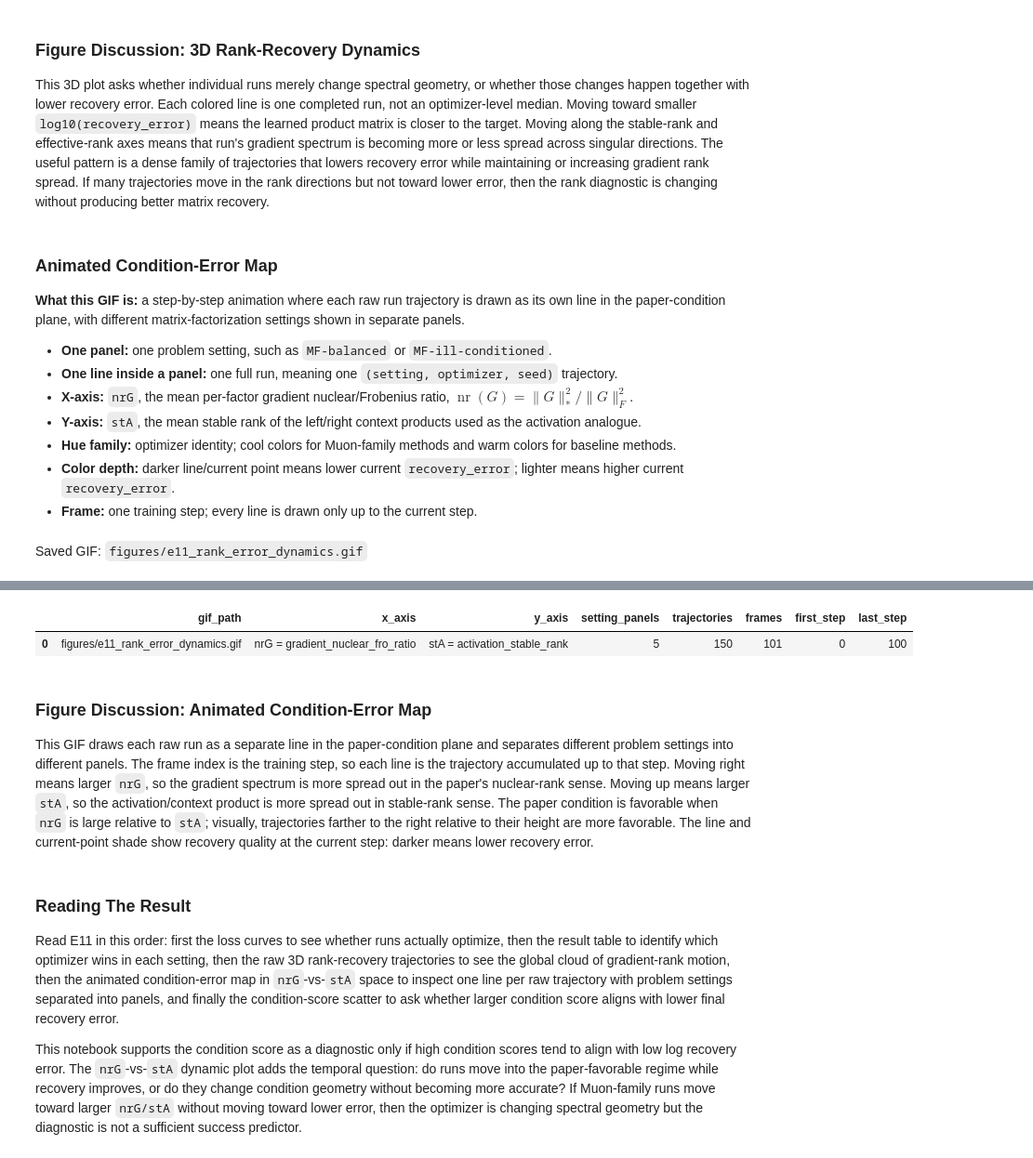
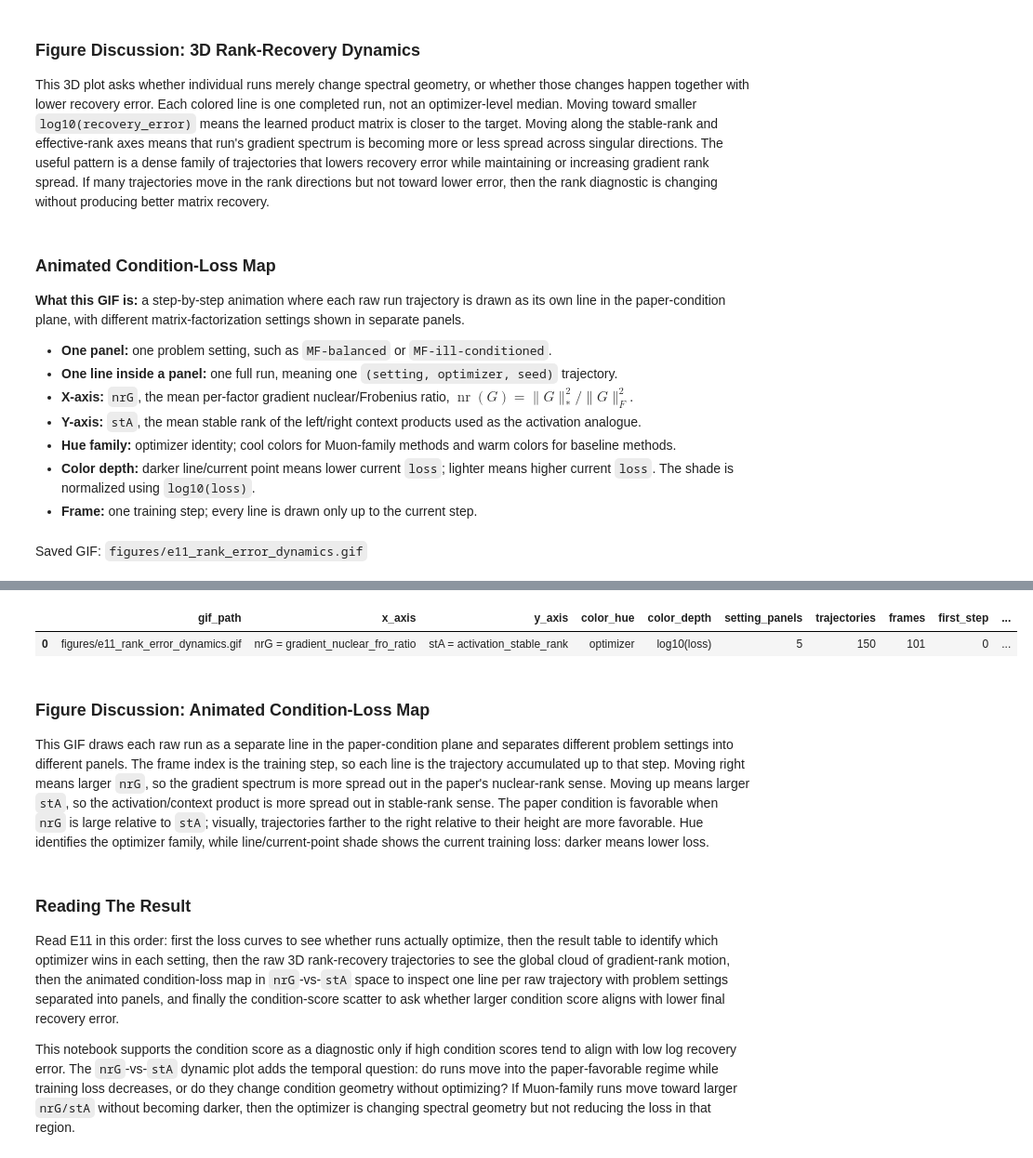
Before and after one commit to TianyangLiu-Work/muonexperiment, a Jupyter notebook: Notebooks/E11_paper_condition_diagnostics_torch.ipynb, the cells around one changed output, grey strips where cells are left out. Shown at 93% size. Drawn from its saved outputs; the diff is of its cells as text; code cells hidden in the pictures.

Commit message:
Encode E11 condition dynamics loss by shade

```diff
--- a/Notebooks/E11_paper_condition_diagnostics_torch.ipynb
+++ b/Notebooks/E11_paper_condition_diagnostics_torch.ipynb
@@ -638,7 +638,7 @@ IPython.display.display(
 
 This 3D plot asks whether individual runs merely change spectral geometry, or whether those changes happen together with lower recovery error. Each colored line is one completed run, not an optimizer-level median. Moving toward smaller `log10(recovery_error)` means the learned product matrix is closer to the target. Moving along the stable-rank and effective-rank axes means that run's gradient spectrum is becoming more or less spread across singular directions. The useful pattern is a dense family of trajectories that lowers recovery error while maintaining or increasing gradient rank spread. If many trajectories move in the rank directions but not toward lower error, then the rank diagnostic is changing without producing better matrix recovery.
 # %% [markdown]
-### Animated Condition-Error Map
+### Animated Condition-Loss Map
 
 **What this GIF is:** a step-by-step animation where each raw run trajectory is drawn as its own line in the paper-condition plane, with different matrix-factorization settings shown in separate panels.
 
@@ -647,7 +647,7 @@ This 3D plot asks whether individual runs merely change spectral geometry, or wh
 - **X-axis:** `nrG`, the mean per-factor gradient nuclear/Frobenius ratio, $\operatorname{nr}(G)=\lVert G\rVert_*^2/\lVert G\rVert_F^2$.
 - **Y-axis:** `stA`, the mean stable rank of the left/right context products used as the activation analogue.
 - **Hue family:** optimizer identity; cool colors for Muon-family methods and warm colors for baseline methods.
-- **Color depth:** darker line/current point means lower current `recovery_error`; lighter means higher current `recovery_error`.
+- **Color depth:** darker line/current point means lower current `loss`; lighter means higher current `loss`. The shade is normalized using `log10(loss)`.
 - **Frame:** one training step; every line is drawn only up to the current step.
 # %%
 import matplotlib.animation as animation
@@ -671,14 +671,16 @@ condition_y_col = "activation_stable_rank"
 condition_dynamic_rows = dynamic_rows[
     np.isfinite(dynamic_rows[condition_x_col])
     & np.isfinite(dynamic_rows[condition_y_col])
+    & np.isfinite(dynamic_rows["loss"])
 ].copy()
+condition_dynamic_rows["log_loss_for_color"] = np.log10(condition_dynamic_rows["loss"].clip(lower=1e-300))
 condition_dynamic_rows = condition_dynamic_rows.sort_values(["setting", "algo", "seed", "run_id", "step"]).reset_index(drop=True)
 
 setting_order = [spec["setting"] for spec in SETTINGS]
 rank_steps = sorted(condition_dynamic_rows["step"].unique())
-log_error_min = float(condition_dynamic_rows["log_recovery_error"].min())
-log_error_max = float(condition_dynamic_rows["log_recovery_error"].max())
-log_error_span = max(log_error_max - log_error_min, 1e-12)
+log_loss_min = float(condition_dynamic_rows["log_loss_for_color"].min())
+log_loss_max = float(condition_dynamic_rows["log_loss_for_color"].max())
+log_loss_span = max(log_loss_max - log_loss_min, 1e-12)
 
 
 def setting_axis_limits(setting):
@@ -695,10 +697,10 @@ def setting_axis_limits(setting):
 axis_limits = {setting: setting_axis_limits(setting) for setting in setting_order}
 
 
-def recovery_depth_color(base_color, log_recovery_error):
-    """Blend base hue toward white as recovery error gets worse."""
-    normalized_error = np.clip((float(log_recovery_error) - log_error_min) / log_error_span, 0.0, 1.0)
-    white_blend = 0.14 + 0.66 * normalized_error
+def loss_depth_color(base_color, log_loss):
+    """Blend base hue toward white as loss gets worse."""
+    normalized_loss = np.clip((float(log_loss) - log_loss_min) / log_loss_span, 0.0, 1.0)
+    white_blend = 0.14 + 0.66 * normalized_loss
     base = np.array(to_rgb(base_color))
     return tuple((1.0 - white_blend) * base + white_blend * np.ones(3))
 
@@ -723,7 +725,7 @@ title_text = fig.suptitle("", fontsize=14, y=0.975)
 caption_text = fig.text(
     0.065,
     0.035,
-    "Each panel is one problem setting. Each line is one raw run. Darker current lines/points have lower recovery error.",
+    "Each panel is one problem setting. Each line is one raw run. Darker current lines/points have lower loss.",
     fontsize=10,
     color="#333333",
 )
@@ -766,7 +768,7 @@ def draw_rank_error_frame(step):
             history = trajectory["rows"].iloc[:idx + 1]
             current = history.iloc[-1]
             base_color = trajectory["base_color"]
-            line_color = recovery_depth_color(base_color, current["log_recovery_error"])
+            line_color = loss_depth_color(base_color, current["log_loss_for_color"])
             ax.plot(
                 history[condition_x_col],
                 history[condition_y_col],
@@ -787,45 +789,47 @@ def draw_rank_error_frame(step):
 
     return []
 
 
 rank_error_animation = animation.FuncAnimation(
     fig,
     draw_rank_error_frame,
     frames=rank_steps,
     interval=250,
     repeat=True,
     blit=False,
 )
 rank_error_animation.save(GIF_PATH, writer=animation.PillowWriter(fps=4), dpi=105)
 plt.close(fig)
 
 IPython.display.display(IPython.display.Markdown(f"Saved GIF: `{GIF_PATH.relative_to(PROJECT)}`"))
 IPython.display.display(IPython.display.HTML('<img src="../figures/e11_rank_error_dynamics.gif" width="1100">'))
 IPython.display.display(pd.DataFrame([{
     "gif_path": str(GIF_PATH.relative_to(PROJECT)),
     "x_axis": "nrG = gradient_nuclear_fro_ratio",
     "y_axis": "stA = activation_stable_rank",
+    "color_hue": "optimizer",
+    "color_depth": "log10(loss)",
     "setting_panels": len(setting_order),
     "trajectories": sum(len(items) for items in setting_trajectories.values()),
     "frames": len(rank_steps),
     "first_step": int(rank_steps[0]),
     "last_step": int(rank_steps[-1]),
 }]))
 # %% [output]
 Saved GIF: `figures/e11_rank_error_dynamics.gif`
 [interactive output not drawn]
-|  | gif_path | x_axis | y_axis | setting_panels | trajectories | frames | first_step | last_step |
-| 0 | figures/e11_rank_error_dynamics.gif | nrG = gradient_nuclear_fro_ratio | stA = activation_stable_rank | 5 | 150 | 101 | 0 | 100 |
+|  | gif_path | x_axis | y_axis | color_hue | color_depth | setting_panels | trajectories | frames | first_step | ... |
+| 0 | figures/e11_rank_error_dynamics.gif | nrG = gradient_nuclear_fro_ratio | stA = activation_stable_rank | optimizer | log10(loss) | 5 | 150 | 101 | 0 | ... |
 # %% [markdown]
-### Figure Discussion: Animated Condition-Error Map
+### Figure Discussion: Animated Condition-Loss Map
 
-This GIF draws each raw run as a separate line in the paper-condition plane and separates different problem settings into different panels. The frame index is the training step, so each line is the trajectory accumulated up to that step. Moving right means larger `nrG`, so the gradient spectrum is more spread out in the paper's nuclear-rank sense. Moving up means larger `stA`, so the activation/context product is more spread out in stable-rank sense. The paper condition is favorable when `nrG` is large relative to `stA`; visually, trajectories farther to the right relative to their height are more favorable. The line and current-point shade show recovery quality at the current step: darker means lower recovery error.
+This GIF draws each raw run as a separate line in the paper-condition plane and separates different problem settings into different panels. The frame index is the training step, so each line is the trajectory accumulated up to that step. Moving right means larger `nrG`, so the gradient spectrum is more spread out in the paper's nuclear-rank sense. Moving up means larger `stA`, so the activation/context product is more spread out in stable-rank sense. The paper condition is favorable when `nrG` is large relative to `stA`; visually, trajectories farther to the right relative to their height are more favorable. Hue identifies the optimizer family, while line/current-point shade shows the current training loss: darker means lower loss.
 # %% [markdown]
 ### Reading The Result
 
-Read E11 in this order: first the loss curves to see whether runs actually optimize, then the result table to identify which optimizer wins in each setting, then the raw 3D rank-recovery trajectories to see the global cloud of gradient-rank motion, then the animated condition-error map in `nrG`-vs-`stA` space to inspect one line per raw trajectory with problem settings separated into panels, and finally the condition-score scatter to ask whether larger condition score aligns with lower final recovery error.
+Read E11 in this order: first the loss curves to see whether runs actually optimize, then the result table to identify which optimizer wins in each setting, then the raw 3D rank-recovery trajectories to see the global cloud of gradient-rank motion, then the animated condition-loss map in `nrG`-vs-`stA` space to inspect one line per raw trajectory with problem settings separated into panels, and finally the condition-score scatter to ask whether larger condition score aligns with lower final recovery error.
 
-This notebook supports the condition score as a diagnostic only if high condition scores tend to align with low log recovery error. The `nrG`-vs-`stA` dynamic plot adds the temporal question: do runs move into the paper-favorable regime while recovery improves, or do they change condition geometry without becoming more accurate? If Muon-family runs move toward larger `nrG/stA` without moving toward lower error, then the optimizer is changing spectral geometry but the diagnostic is not a sufficient success predictor.
+This notebook supports the condition score as a diagnostic only if high condition scores tend to align with low log recovery error. The `nrG`-vs-`stA` dynamic plot adds the temporal question: do runs move into the paper-favorable regime while training loss decreases, or do they change condition geometry without optimizing? If Muon-family runs move toward larger `nrG/stA` without becoming darker, then the optimizer is changing spectral geometry but not reducing the loss in that region.
 # %% [markdown]
 ### Hypothesis Verdict Table
 
```
Also changed, not shown: parts of 1 cell of this notebook, 1 other file.
